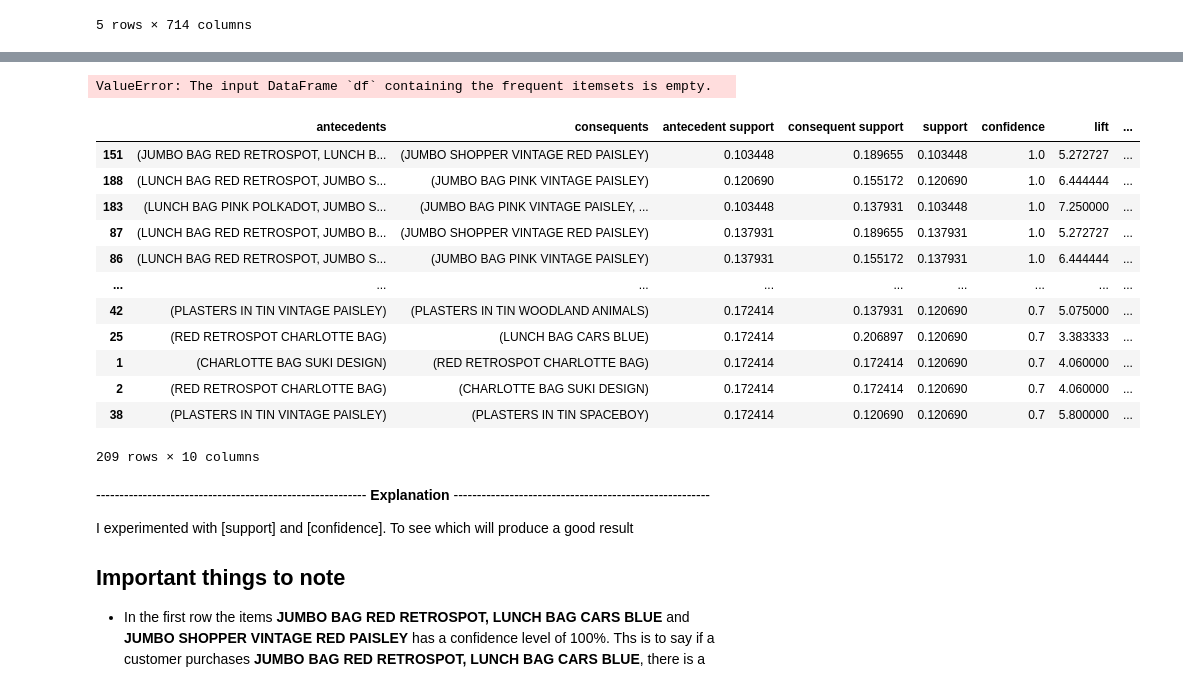
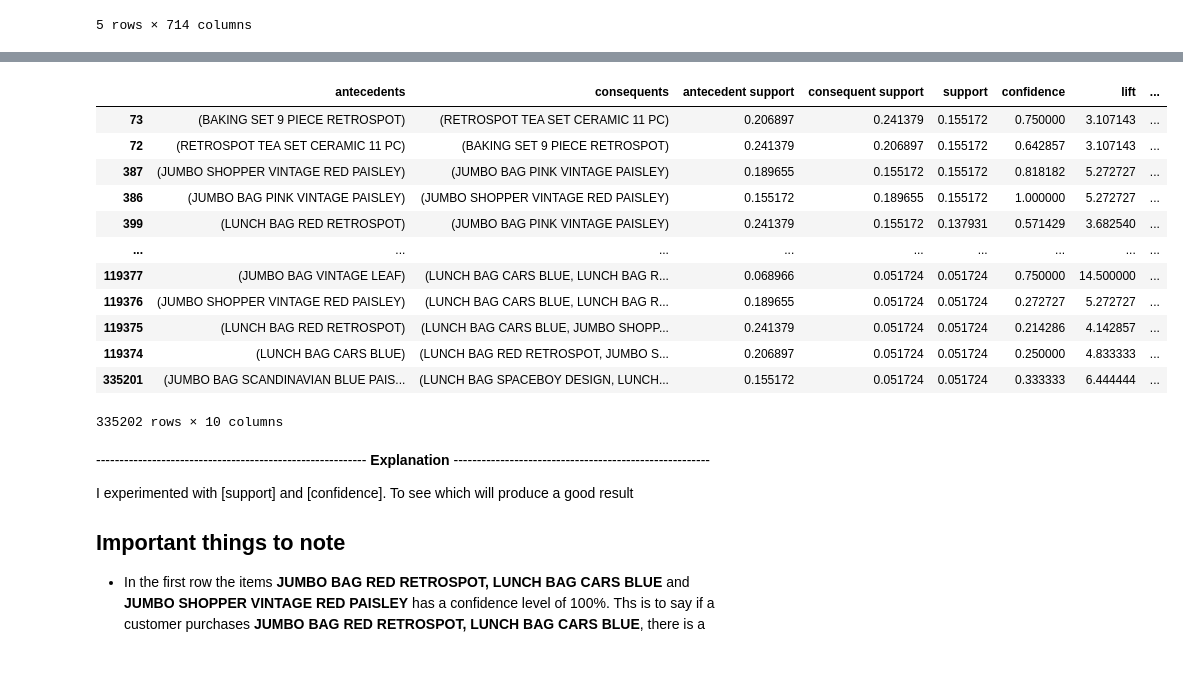
Before and after one commit to Uchebuzz/Machine-Learning-Models, a Jupyter notebook: Workshop_5.ipynb, the cells around one changed output, grey strips where cells are left out. Drawn from its saved outputs; the diff is of its cells as text; code cells hidden in the pictures.

```diff
--- a/Workshop_5.ipynb
+++ b/Workshop_5.ipynb
@@ -36,7 +36,7 @@ basket_portugal = basket_portugal.drop('InvoiceNo',axis=1)
 # Call the apriori() function
 # min_support = is to determine the support level, we can adjust this (1 - 0)
 
-freq_items1 = apriori(basket_portugal, min_support = 0.03, use_colnames = True)
+freq_items1 = apriori(basket_portugal, min_support = 0.04, use_colnames = True)
 # %%
 #sorting by the range of the support
 freq_items1.sort_values(by=['support'],ascending=False)
@@ -45,24 +57,22 @@ NameError: name 'freq_items1' is not defined
 # %%
 #rules = association_rules(freq_items1, metric ="support", min_threshold = 0.1)
-rules1 = association_rules(freq_items1, metric ="confidence", min_threshold = 0.7)
+rules1 = association_rules(freq_items1, metric ="confidence", min_threshold = 0.03)
-# %% [output]
-ValueError: The input DataFrame `df` containing the frequent itemsets is empty.
 # %%
-rules1.sort_values(by=['confidence'],ascending=False)
+rules1.sort_values(by=['support'],ascending=False)
 # %% [output]
 |  | antecedents | consequents | antecedent support | consequent support | support | confidence | lift | ... |
-| 151 | (JUMBO BAG RED RETROSPOT, LUNCH B... | (JUMBO SHOPPER VINTAGE RED PAISLEY) | 0.103448 | 0.189655 | 0.103448 | 1.0 | 5.272727 | ... |
-| 188 | (LUNCH BAG RED RETROSPOT, JUMBO S... | (JUMBO BAG PINK VINTAGE PAISLEY) | 0.120690 | 0.155172 | 0.120690 | 1.0 | 6.444444 | ... |
-| 183 | (LUNCH BAG PINK POLKADOT, JUMBO S... | (JUMBO BAG PINK VINTAGE PAISLEY, ... | 0.103448 | 0.137931 | 0.103448 | 1.0 | 7.250000 | ... |
-| 87 | (LUNCH BAG RED RETROSPOT, JUMBO B... | (JUMBO SHOPPER VINTAGE RED PAISLEY) | 0.137931 | 0.189655 | 0.137931 | 1.0 | 5.272727 | ... |
-| 86 | (LUNCH BAG RED RETROSPOT, JUMBO S... | (JUMBO BAG PINK VINTAGE PAISLEY) | 0.137931 | 0.155172 | 0.137931 | 1.0 | 6.444444 | ... |
+| 73 | (BAKING SET 9 PIECE RETROSPOT) | (RETROSPOT TEA SET CERAMIC 11 PC) | 0.206897 | 0.241379 | 0.155172 | 0.750000 | 3.107143 | ... |
+| 72 | (RETROSPOT TEA SET CERAMIC 11 PC) | (BAKING SET 9 PIECE RETROSPOT) | 0.241379 | 0.206897 | 0.155172 | 0.642857 | 3.107143 | ... |
+| 387 | (JUMBO SHOPPER VINTAGE RED PAISLEY) | (JUMBO BAG PINK VINTAGE PAISLEY) | 0.189655 | 0.155172 | 0.155172 | 0.818182 | 5.272727 | ... |
+| 386 | (JUMBO BAG PINK VINTAGE PAISLEY) | (JUMBO SHOPPER VINTAGE RED PAISLEY) | 0.155172 | 0.189655 | 0.155172 | 1.000000 | 5.272727 | ... |
+| 399 | (LUNCH BAG RED RETROSPOT) | (JUMBO BAG PINK VINTAGE PAISLEY) | 0.241379 | 0.155172 | 0.137931 | 0.571429 | 3.682540 | ... |
 | ... | ... | ... | ... | ... | ... | ... | ... | ... |
-| 42 | (PLASTERS IN TIN VINTAGE PAISLEY) | (PLASTERS IN TIN WOODLAND ANIMALS) | 0.172414 | 0.137931 | 0.120690 | 0.7 | 5.075000 | ... |
-| 25 | (RED RETROSPOT CHARLOTTE BAG) | (LUNCH BAG CARS BLUE) | 0.172414 | 0.206897 | 0.120690 | 0.7 | 3.383333 | ... |
-| 1 | (CHARLOTTE BAG SUKI DESIGN) | (RED RETROSPOT CHARLOTTE BAG) | 0.172414 | 0.172414 | 0.120690 | 0.7 | 4.060000 | ... |
-| 2 | (RED RETROSPOT CHARLOTTE BAG) | (CHARLOTTE BAG SUKI DESIGN) | 0.172414 | 0.172414 | 0.120690 | 0.7 | 4.060000 | ... |
-| 38 | (PLASTERS IN TIN VINTAGE PAISLEY) | (PLASTERS IN TIN SPACEBOY) | 0.172414 | 0.120690 | 0.120690 | 0.7 | 5.800000 | ... |
+| 119377 | (JUMBO BAG VINTAGE LEAF) | (LUNCH BAG CARS BLUE, LUNCH BAG R... | 0.068966 | 0.051724 | 0.051724 | 0.750000 | 14.500000 | ... |
+| 119376 | (JUMBO SHOPPER VINTAGE RED PAISLEY) | (LUNCH BAG CARS BLUE, LUNCH BAG R... | 0.189655 | 0.051724 | 0.051724 | 0.272727 | 5.272727 | ... |
+| 119375 | (LUNCH BAG RED RETROSPOT) | (LUNCH BAG CARS BLUE, JUMBO SHOPP... | 0.241379 | 0.051724 | 0.051724 | 0.214286 | 4.142857 | ... |
+| 119374 | (LUNCH BAG CARS BLUE) | (LUNCH BAG RED RETROSPOT, JUMBO S... | 0.206897 | 0.051724 | 0.051724 | 0.250000 | 4.833333 | ... |
+| 335201 | (JUMBO BAG SCANDINAVIAN BLUE PAIS... | (LUNCH BAG SPACEBOY DESIGN, LUNCH... | 0.155172 | 0.051724 | 0.051724 | 0.333333 | 6.444444 | ... |
-209 rows × 10 columns
+335202 rows × 10 columns
 # %% [markdown]
 ----------------------------------------------------------    **Explanation** -------------------------------------------------------
 
```
Also changed, not shown: parts of 8 cells of this notebook.
